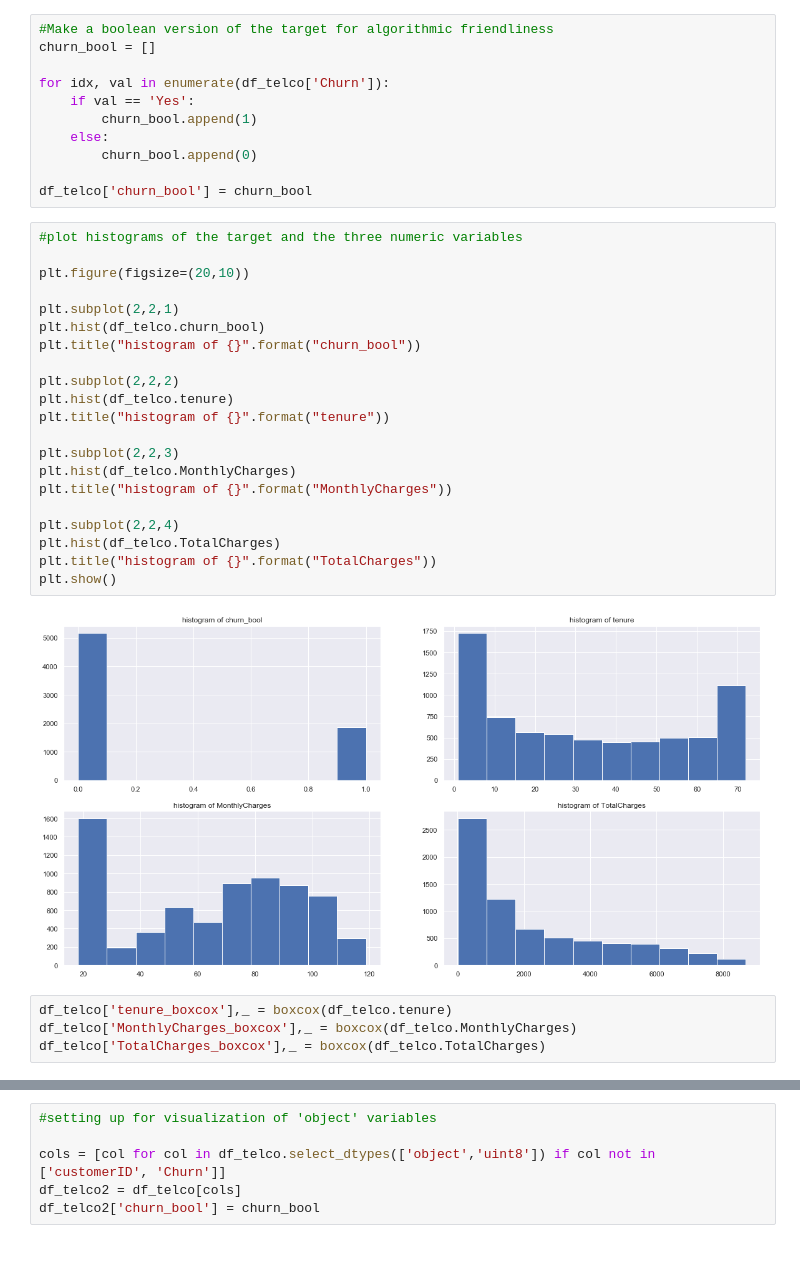
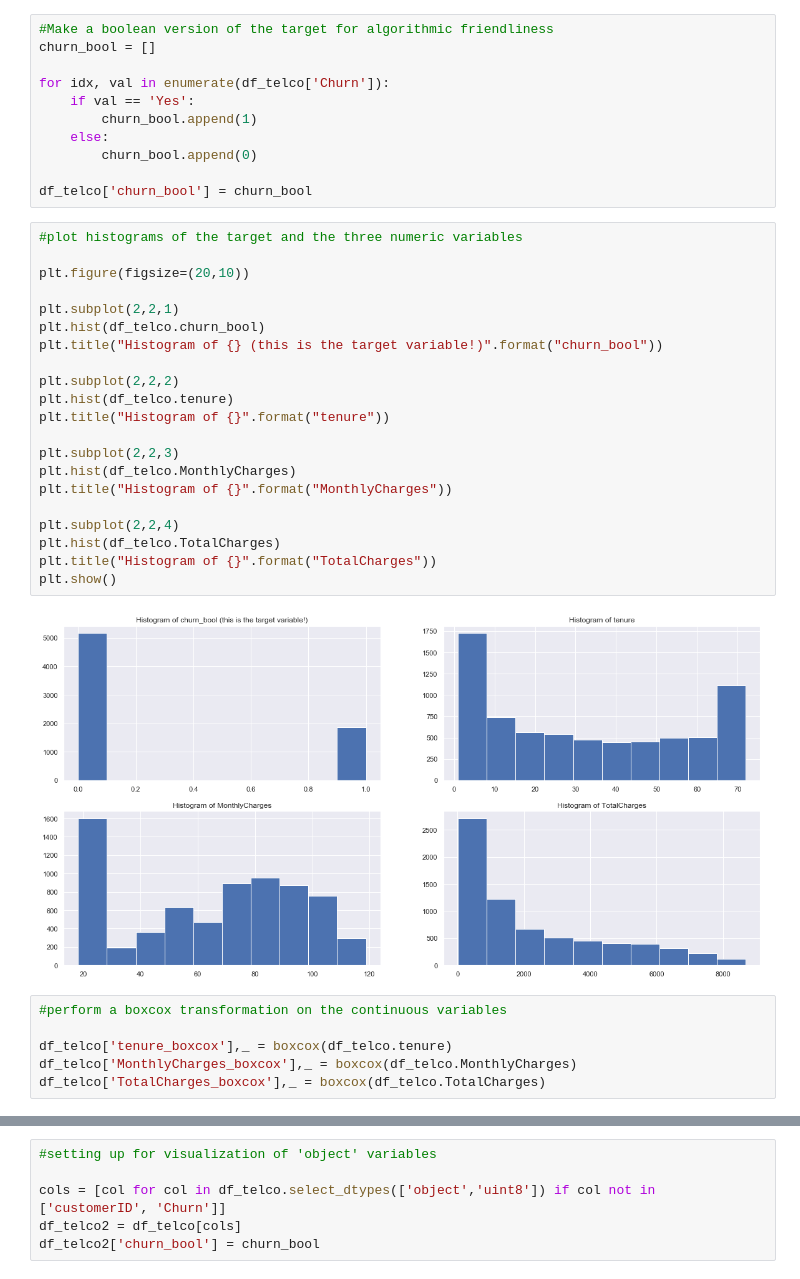
Before and after one commit to jlolavesen/thinkful, a Jupyter notebook: Capstone3_new.ipynb, the cells around one changed output, grey strips where cells are left out. Drawn from its saved outputs; the diff is of its cells as text.

```diff
--- a/Capstone3_new.ipynb
+++ b/Capstone3_new.ipynb
@@ -123,27 +129,29 @@ df_telco['churn_bool'] = churn_bool
 # %%
 #plot histograms of the target and the three numeric variables
 
 plt.figure(figsize=(20,10))
 
 plt.subplot(2,2,1)
 plt.hist(df_telco.churn_bool)
-plt.title("histogram of {}".format("churn_bool"))
+plt.title("Histogram of {} (this is the target variable!)".format("churn_bool"))
 
 plt.subplot(2,2,2)
 plt.hist(df_telco.tenure)
-plt.title("histogram of {}".format("tenure"))
+plt.title("Histogram of {}".format("tenure"))
 
 plt.subplot(2,2,3)
 plt.hist(df_telco.MonthlyCharges)
-plt.title("histogram of {}".format("MonthlyCharges"))
+plt.title("Histogram of {}".format("MonthlyCharges"))
 
 plt.subplot(2,2,4)
 plt.hist(df_telco.TotalCharges)
-plt.title("histogram of {}".format("TotalCharges"))
+plt.title("Histogram of {}".format("TotalCharges"))
 plt.show()
 # %% [output]
-[figure, old version]
+[figure, new version]
 # %%
+#perform a boxcox transformation on the continuous variables
+
 df_telco['tenure_boxcox'],_ = boxcox(df_telco.tenure)
 df_telco['MonthlyCharges_boxcox'],_ = boxcox(df_telco.MonthlyCharges)
 df_telco['TotalCharges_boxcox'],_ = boxcox(df_telco.TotalCharges)
```
Also changed, not shown: parts of 26 cells of this notebook.
